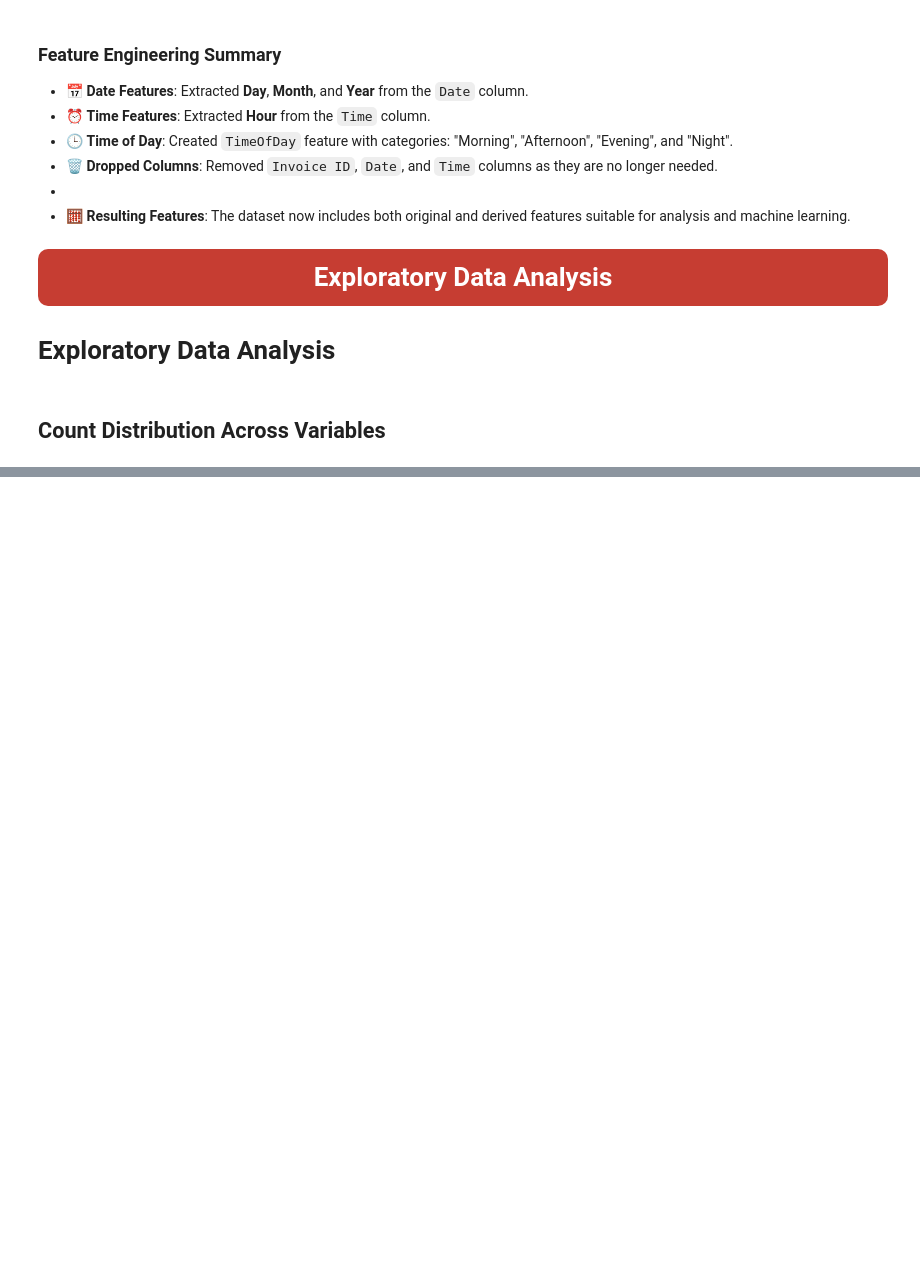
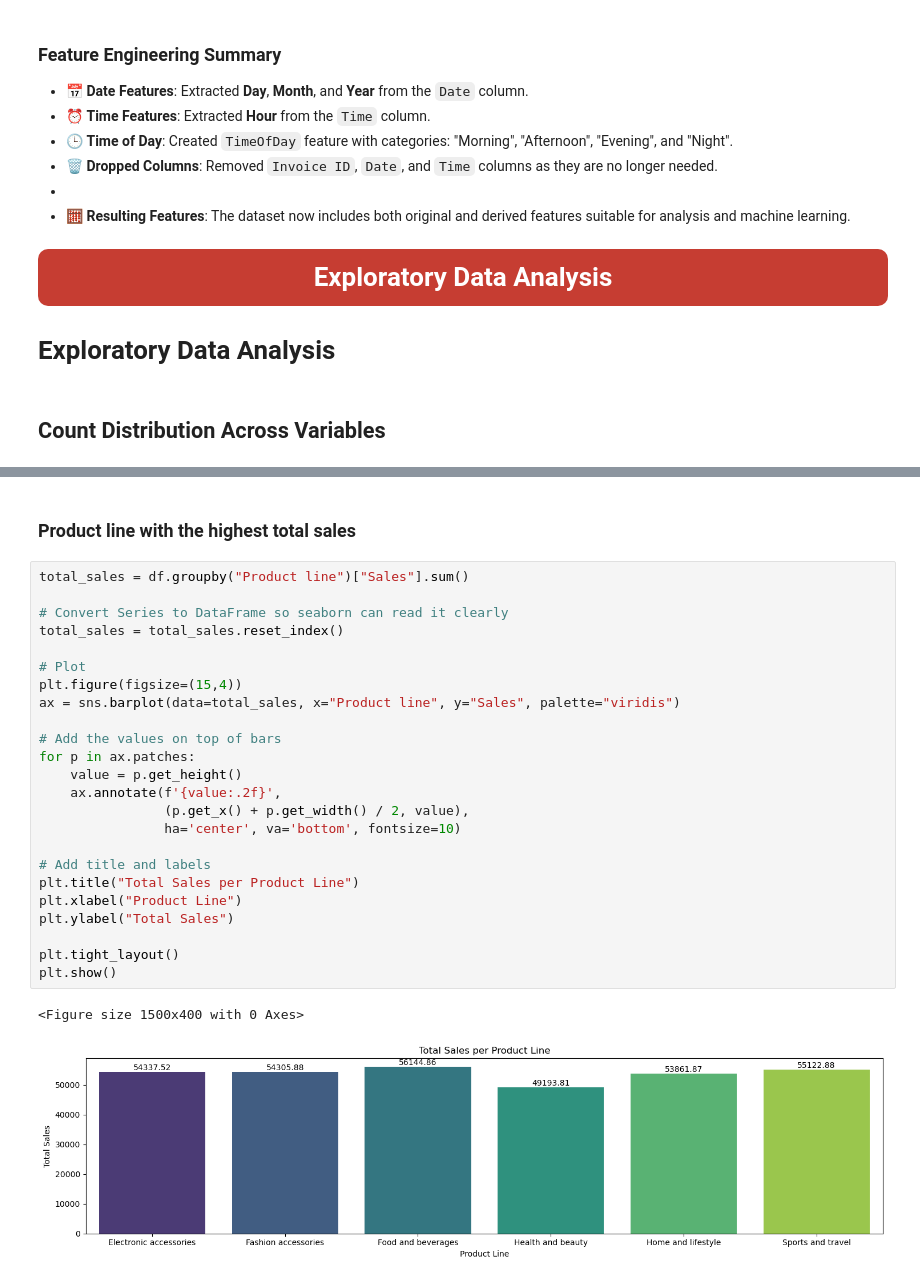
Before and after one commit to munircole/Supermarket-Sales-Analysis-Forecast-, a Jupyter notebook: sales-forecast.ipynb, the cells around one changed output, grey strips where cells are left out. Saved outputs shown, nothing was run; the diff lists cells and outputs as text; blank space fills up the shorter version.

```diff
--- a/sales-forecast.ipynb
+++ b/sales-forecast.ipynb
@@ -373,0 +402,29 @@ for col in cat_cols:
+# %% [markdown]
+### Product line with the highest total sales
+# %%
+total_sales = df.groupby("Product line")["Sales"].sum()
+
+# Convert Series to DataFrame so seaborn can read it clearly
+total_sales = total_sales.reset_index()
+
+# Plot
+plt.figure(figsize=(15,4))
+ax = sns.barplot(data=total_sales, x="Product line", y="Sales", palette="viridis")
+
+# Add the values on top of bars
+for p in ax.patches:
+    value = p.get_height()
+    ax.annotate(f'{value:.2f}',
+                (p.get_x() + p.get_width() / 2, value),
+                ha='center', va='bottom', fontsize=10)
+
+# Add title and labels
+plt.title("Total Sales per Product Line")
+plt.xlabel("Product Line")
+plt.ylabel("Total Sales")
+
+plt.tight_layout()
+plt.show()
+# %% [output]
+<Figure size 1500x400 with 0 Axes>
+[figure, added]
```
Also changed, not shown: parts of 23 cells of this notebook.
